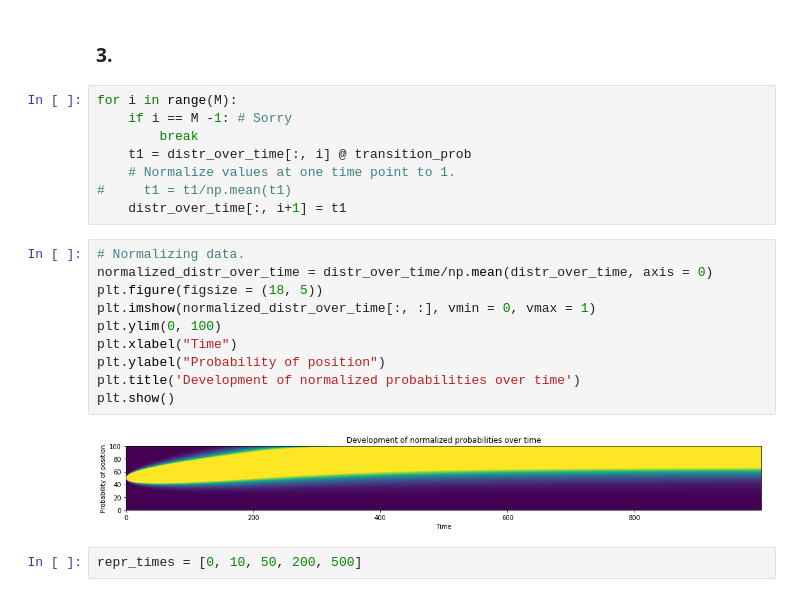
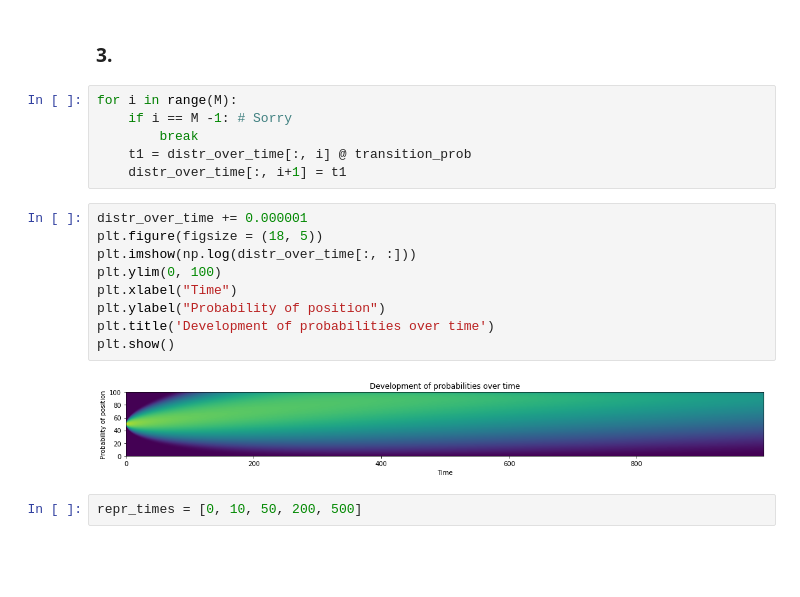
Before and after one commit to DorotheaMueller/mhbf, a Jupyter notebook: ex_7_budding_mueller.ipynb, the cells around one changed output. Cells and saved outputs as stored; diff of their text form; blank space fills up the shorter version.

Commit message:
fix plot in 1

```diff
--- a/ex_7_budding_mueller.ipynb
+++ b/ex_7_budding_mueller.ipynb
@@ -51,21 +51,18 @@ for i in range(M):
     if i == M -1: # Sorry
         break
     t1 = distr_over_time[:, i] @ transition_prob
-    # Normalize values at one time point to 1.
-#     t1 = t1/np.mean(t1)
     distr_over_time[:, i+1] = t1
 # %%
-# Normalizing data.
-normalized_distr_over_time = distr_over_time/np.mean(distr_over_time, axis = 0)
+distr_over_time += 0.000001
 plt.figure(figsize = (18, 5))
-plt.imshow(normalized_distr_over_time[:, :], vmin = 0, vmax = 1)
+plt.imshow(np.log(distr_over_time[:, :]))
 plt.ylim(0, 100)
 plt.xlabel("Time")
 plt.ylabel("Probability of position")
-plt.title('Development of normalized probabilities over time')
+plt.title('Development of probabilities over time')
 plt.show()
 # %% [output]
-[figure, old version]
+[figure, new version]
 # %%
 repr_times = [0, 10, 50, 200, 500]
 # %%
```
Also changed, not shown: parts of 3 cells of this notebook.
